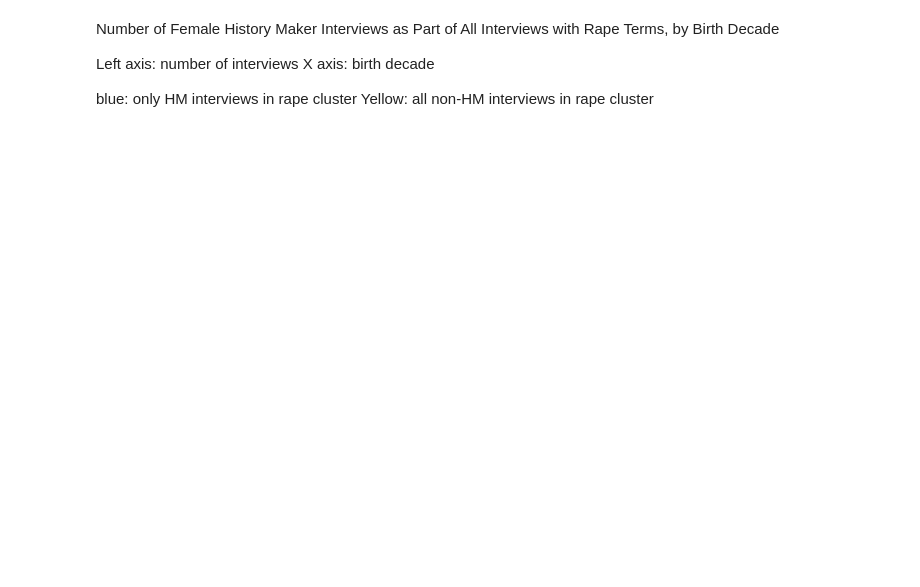
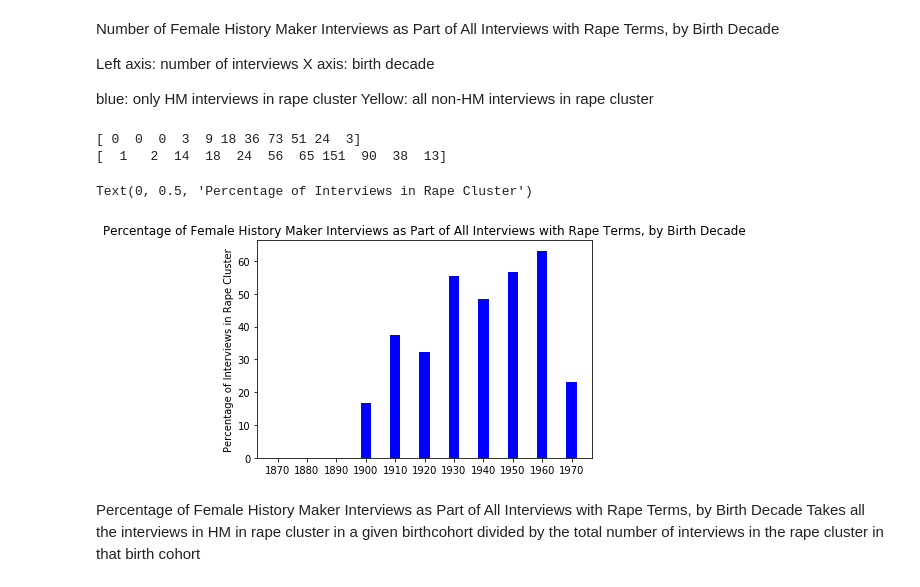
Before and after one commit to ohtap/ohtap, a Jupyter notebook: Research Question 1/Presentation Viz Notebook.ipynb, the cells around one changed output. Saved outputs shown, nothing was run; the diff lists cells and outputs as text; code cells hidden in the pictures; blank space fills up the shorter version.

```diff
--- a/Research Question 1/Presentation Viz Notebook.ipynb
+++ b/Research Question 1/Presentation Viz Notebook.ipynb
@@ -529,3 +491,46 @@ X axis: birth decade
 
 blue: only HM interviews in rape cluster
 Yellow: all non-HM interviews in rape cluster
+# %%
+N = 11
+
+ind = np.arange(N)
+values=[]
+totals=[]
+
+# some example data
+for i in range(1870, 1980, 10):
+    values.append(decadesinformation[str(i)]["HM"])
+    totals.append(decadesinformation[str(i)]["total"])
+
+
+values = np.array(values)
+totals= np.array(totals)
+#this is janky but its to avoid a divide by 0 issue
+#it is for sure a code crime but there are a lot of those in here
+totals[0]+=1
+
+print(values)
+print(totals)
+
+x = range(len(values))
+
+# split it up
+below_threshold = values/totals*100
+
+
+# and plot it
+fig, ax = pyplot.subplots()
+hm=ax.bar(x, below_threshold, 0.35, color="b")
+ax.set_xticks(ind)
+ax.set_xticklabels(('1870', '1880', '1890', '1900', '1910', '1920', '1930', '1940', '1950', '1960', '1970'))
+ax.set_title('Percentage of Female History Maker Interviews as Part of All Interviews with Rape Terms, by Birth Decade')
+ax.set_ylabel('Percentage of Interviews in Rape Cluster')
+# %% [output]
+[ 0  0  0  3  9 18 36 73 51 24  3]
+[  1   2  14  18  24  56  65 151  90  38  13]
+Text(0, 0.5, 'Percentage of Interviews in Rape Cluster')
+[figure, added]
+# %% [markdown]
+Percentage of Female History Maker Interviews as Part of All Interviews with Rape Terms, by Birth Decade
+Takes all the interviews in HM in rape cluster in a given birthcohort divided by the total number of interviews in the rape cluster in that birth cohort
```
Also changed, not shown: parts of 7 cells of this notebook.
